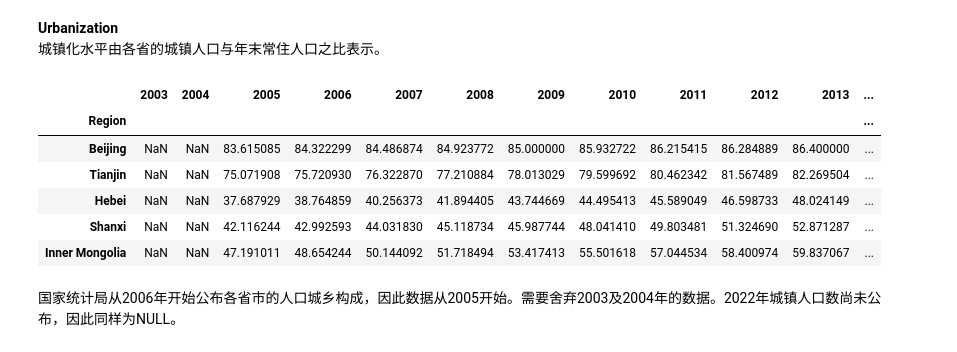
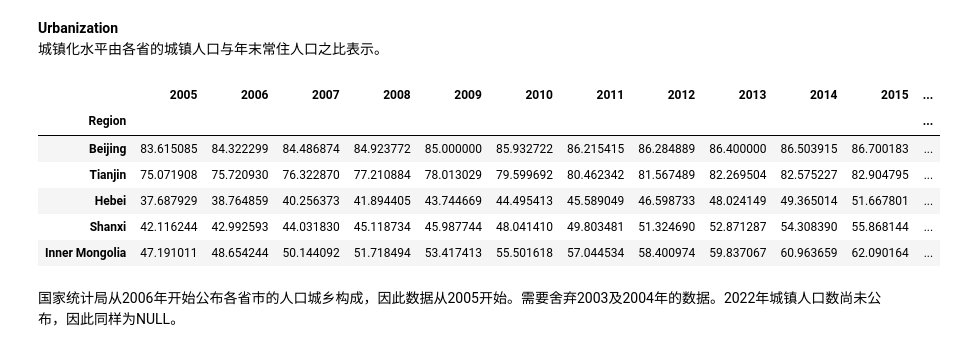
Before and after one commit to KaylaBai/Dissertation, a Jupyter notebook: Dissertation.ipynb, the cells around one changed output. Drawn from its saved outputs; the diff is of its cells as text; code cells hidden in the pictures.

```diff
--- a/Dissertation.ipynb
+++ b/Dissertation.ipynb
@@ -365,22 +383,24 @@ df_FDI.head()
 城镇化水平由各省的城镇人口与年末常住人口之比表示。
 # %%
 # Read data
-population = pd.read_csv('https://raw.githubusercontent.com/KaylaBai/Dissertation/main/Data/population.csv', index_col='Region').iloc[:, ::-1]
+population = pd.read_csv('https://raw.githubusercontent.com/KaylaBai/Dissertation/main/Data/population.csv', index_col='Region').iloc[:, ::-1].iloc[:,2:-1]
 population_urb = pd.read_csv('https://raw.githubusercontent.com/KaylaBai/Dissertation/main/Data/urban_population.csv', index_col='Region').iloc[:, ::-1]
+
+
 
 # Calculate the proportion of the urban population to total population for each year and province
 urb = population_urb.div(population) * 100
 
 # check the result
 urb.head()
 # %% [output]
-|  | 2003 | 2004 | 2005 | 2006 | 2007 | 2008 | 2009 | 2010 | 2011 | 2012 | 2013 | ... |
+|  | 2005 | 2006 | 2007 | 2008 | 2009 | 2010 | 2011 | 2012 | 2013 | 2014 | 2015 | ... |
 | Region |  |  |  |  |  |  |  |  |  |  |  | ... |
-| Beijing | NaN | NaN | 83.615085 | 84.322299 | 84.486874 | 84.923772 | 85.000000 | 85.932722 | 86.215415 | 86.284889 | 86.400000 | ... |
-| Tianjin | NaN | NaN | 75.071908 | 75.720930 | 76.322870 | 77.210884 | 78.013029 | 79.599692 | 80.462342 | 81.567489 | 82.269504 | ... |
-| Hebei | NaN | NaN | 37.687929 | 38.764859 | 40.256373 | 41.894405 | 43.744669 | 44.495413 | 45.589049 | 46.598733 | 48.024149 | ... |
-| Shanxi | NaN | NaN | 42.116244 | 42.992593 | 44.031830 | 45.118734 | 45.987744 | 48.041410 | 49.803481 | 51.324690 | 52.871287 | ... |
-| Inner Mongolia | NaN | NaN | 47.191011 | 48.654244 | 50.144092 | 51.718494 | 53.417413 | 55.501618 | 57.044534 | 58.400974 | 59.837067 | ... |
+| Beijing | 83.615085 | 84.322299 | 84.486874 | 84.923772 | 85.000000 | 85.932722 | 86.215415 | 86.284889 | 86.400000 | 86.503915 | 86.700183 | ... |
+| Tianjin | 75.071908 | 75.720930 | 76.322870 | 77.210884 | 78.013029 | 79.599692 | 80.462342 | 81.567489 | 82.269504 | 82.575227 | 82.904795 | ... |
+| Hebei | 37.687929 | 38.764859 | 40.256373 | 41.894405 | 43.744669 | 44.495413 | 45.589049 | 46.598733 | 48.024149 | 49.365014 | 51.667801 | ... |
+| Shanxi | 42.116244 | 42.992593 | 44.031830 | 45.118734 | 45.987744 | 48.041410 | 49.803481 | 51.324690 | 52.871287 | 54.308390 | 55.868144 | ... |
+| Inner Mongolia | 47.191011 | 48.654244 | 50.144092 | 51.718494 | 53.417413 | 55.501618 | 57.044534 | 58.400974 | 59.837067 | 60.963659 | 62.090164 | ... |
 # %% [markdown]
 国家统计局从2006年开始公布各省市的人口城乡构成，因此数据从2005开始。需要舍弃2003及2004年的数据。2022年城镇人口数尚未公布，因此同样为NULL。
 # %% [markdown]
```
Also changed, not shown: parts of 16 cells of this notebook.
